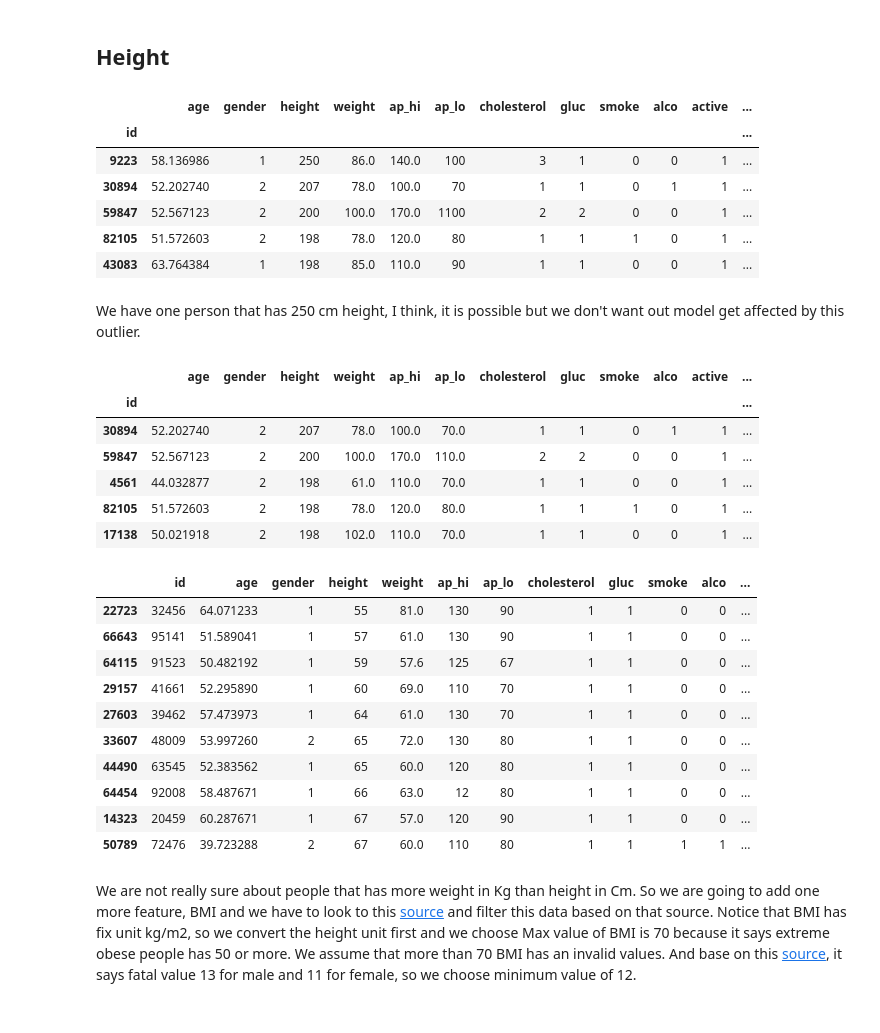
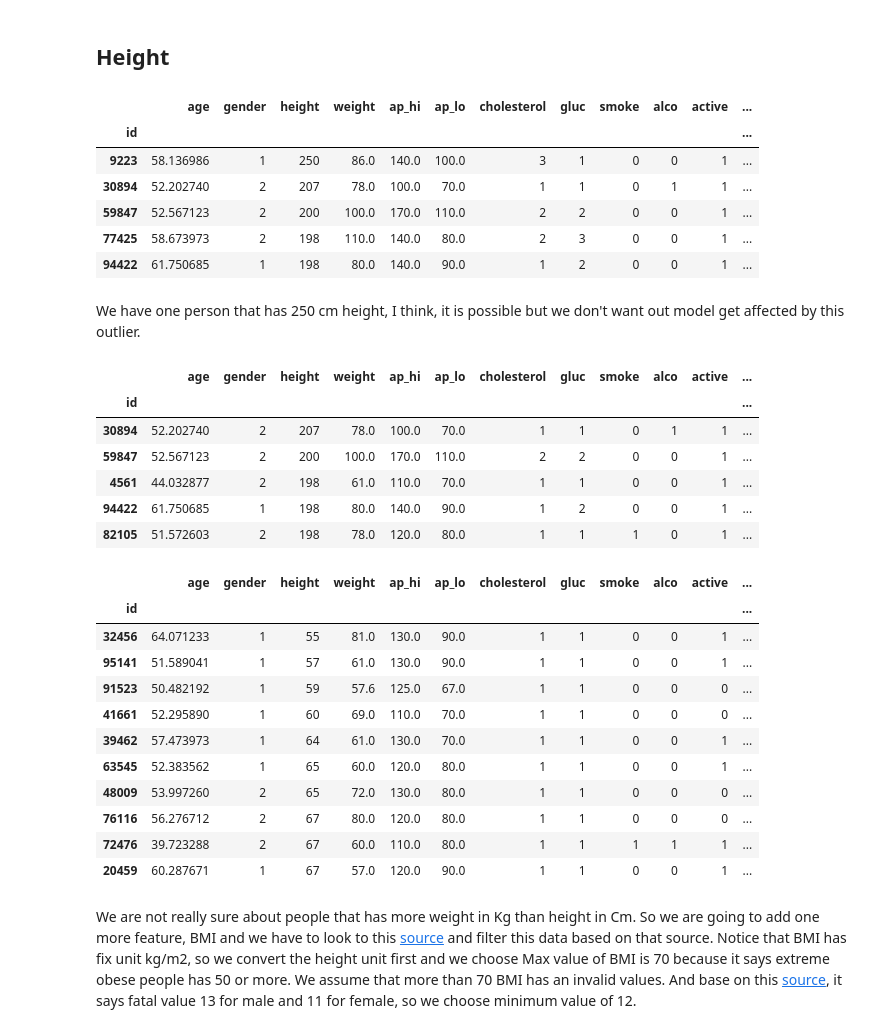
Before and after one commit to reyhanalemmario/bangkit, a Jupyter notebook: first_project.ipynb, the cells around one changed output. Drawn from its saved outputs; the diff is of its cells as text; code cells hidden in the pictures.

```diff
--- a/first_project.ipynb
+++ b/first_project.ipynb
@@ -169,3 +169,6 @@ Based on this [source](https://img.webmd.com/dtmcms/live/webmd/consumer_assets/s
+# %%
+hi_upper_bound = 370
+lo_upper_bound = 360
 # %%
 data.sort_values(["ap_hi"], ascending=True).head(10)
 # %% [output]
@@ -243,11 +248,6 @@ subset
 # %%
-# data[(data['ap_lo'] == 80) & (data['ap_hi'] >= 50) & (data['ap_hi'] <= 200)]
-# data[(data['ap_hi'] >= 50) & (data['ap_lo'] == 80)]
-# for d in (data['ap_hi'] > 300):
-#     print(d)
-
-for index, row in data[data['ap_hi'] > 300].iterrows():
-    while (data['ap_hi'].loc[index] > 300):
+for index, row in data[data['ap_hi'] > hi_upper_bound].iterrows():
+    while (data['ap_hi'].loc[index] > hi_upper_bound):
         data['ap_hi'].loc[index] = data['ap_hi'].loc[index]/10
 # %% [output]
 A value is trying to be set on a copy of a slice from a DataFrame
@@ -360,6 +330,6 @@ subset_lo.sort_values(["ap_lo"], ascending=False).head(10)
 # %%
-for index, row in data[data['ap_lo'] > 360].iterrows():
-    while (data['ap_lo'].loc[index] > 360):
+for index, row in data[data['ap_lo'] > lo_upper_bound].iterrows():
+    while (data['ap_lo'].loc[index] > lo_upper_bound):
         data['ap_lo'].loc[index] = data['ap_lo'].loc[index]/10
 # %% [output]
 A value is trying to be set on a copy of a slice from a DataFrame
@@ -442,11 +402,11 @@ data.sort_values(["height"], ascending=False).head()
 # %% [output]
 |  | age | gender | height | weight | ap_hi | ap_lo | cholesterol | gluc | smoke | alco | active | ... |
 | id |  |  |  |  |  |  |  |  |  |  |  | ... |
-| 9223 | 58.136986 | 1 | 250 | 86.0 | 140.0 | 100 | 3 | 1 | 0 | 0 | 1 | ... |
-| 30894 | 52.202740 | 2 | 207 | 78.0 | 100.0 | 70 | 1 | 1 | 0 | 1 | 1 | ... |
-| 59847 | 52.567123 | 2 | 200 | 100.0 | 170.0 | 1100 | 2 | 2 | 0 | 0 | 1 | ... |
-| 82105 | 51.572603 | 2 | 198 | 78.0 | 120.0 | 80 | 1 | 1 | 1 | 0 | 1 | ... |
-| 43083 | 63.764384 | 1 | 198 | 85.0 | 110.0 | 90 | 1 | 1 | 0 | 0 | 1 | ... |
+| 9223 | 58.136986 | 1 | 250 | 86.0 | 140.0 | 100.0 | 3 | 1 | 0 | 0 | 1 | ... |
+| 30894 | 52.202740 | 2 | 207 | 78.0 | 100.0 | 70.0 | 1 | 1 | 0 | 1 | 1 | ... |
+| 59847 | 52.567123 | 2 | 200 | 100.0 | 170.0 | 110.0 | 2 | 2 | 0 | 0 | 1 | ... |
+| 77425 | 58.673973 | 2 | 198 | 110.0 | 140.0 | 80.0 | 2 | 3 | 0 | 0 | 1 | ... |
+| 94422 | 61.750685 | 1 | 198 | 80.0 | 140.0 | 90.0 | 1 | 2 | 0 | 0 | 1 | ... |
 # %% [markdown]
 We have one person that has 250 cm height, I think, it is possible but we don't want out model get affected by this outlier.
 # %%
@@ -459,23 +419,23 @@ data.sort_values(["height"], ascending=False).head()
 | 30894 | 52.202740 | 2 | 207 | 78.0 | 100.0 | 70.0 | 1 | 1 | 0 | 1 | 1 | ... |
 | 59847 | 52.567123 | 2 | 200 | 100.0 | 170.0 | 110.0 | 2 | 2 | 0 | 0 | 1 | ... |
 | 4561 | 44.032877 | 2 | 198 | 61.0 | 110.0 | 70.0 | 1 | 1 | 0 | 0 | 1 | ... |
+| 94422 | 61.750685 | 1 | 198 | 80.0 | 140.0 | 90.0 | 1 | 2 | 0 | 0 | 1 | ... |
 | 82105 | 51.572603 | 2 | 198 | 78.0 | 120.0 | 80.0 | 1 | 1 | 1 | 0 | 1 | ... |
-| 17138 | 50.021918 | 2 | 198 | 102.0 | 110.0 | 70.0 | 1 | 1 | 0 | 0 | 1 | ... |
 # %%
-data = data.sort_values(["height"], ascending=True)
-data.head(10)
+data.sort_values(["height"], ascending=True).head(10)
 # %% [output]
-|  | id | age | gender | height | weight | ap_hi | ap_lo | cholesterol | gluc | smoke | alco | ... |
-| 22723 | 32456 | 64.071233 | 1 | 55 | 81.0 | 130 | 90 | 1 | 1 | 0 | 0 | ... |
-| 66643 | 95141 | 51.589041 | 1 | 57 | 61.0 | 130 | 90 | 1 | 1 | 0 | 0 | ... |
-| 64115 | 91523 | 50.482192 | 1 | 59 | 57.6 | 125 | 67 | 1 | 1 | 0 | 0 | ... |
-| 29157 | 41661 | 52.295890 | 1 | 60 | 69.0 | 110 | 70 | 1 | 1 | 0 | 0 | ... |
-| 27603 | 39462 | 57.473973 | 1 | 64 | 61.0 | 130 | 70 | 1 | 1 | 0 | 0 | ... |
-| 33607 | 48009 | 53.997260 | 2 | 65 | 72.0 | 130 | 80 | 1 | 1 | 0 | 0 | ... |
-| 44490 | 63545 | 52.383562 | 1 | 65 | 60.0 | 120 | 80 | 1 | 1 | 0 | 0 | ... |
-| 64454 | 92008 | 58.487671 | 1 | 66 | 63.0 | 12 | 80 | 1 | 1 | 0 | 0 | ... |
-| 14323 | 20459 | 60.287671 | 1 | 67 | 57.0 | 120 | 90 | 1 | 1 | 0 | 0 | ... |
-| 50789 | 72476 | 39.723288 | 2 | 67 | 60.0 | 110 | 80 | 1 | 1 | 1 | 1 | ... |
+|  | age | gender | height | weight | ap_hi | ap_lo | cholesterol | gluc | smoke | alco | active | ... |
+| id |  |  |  |  |  |  |  |  |  |  |  | ... |
+| 32456 | 64.071233 | 1 | 55 | 81.0 | 130.0 | 90.0 | 1 | 1 | 0 | 0 | 1 | ... |
+| 95141 | 51.589041 | 1 | 57 | 61.0 | 130.0 | 90.0 | 1 | 1 | 0 | 0 | 1 | ... |
+| 91523 | 50.482192 | 1 | 59 | 57.6 | 125.0 | 67.0 | 1 | 1 | 0 | 0 | 0 | ... |
+| 41661 | 52.295890 | 1 | 60 | 69.0 | 110.0 | 70.0 | 1 | 1 | 0 | 0 | 0 | ... |
+| 39462 | 57.473973 | 1 | 64 | 61.0 | 130.0 | 70.0 | 1 | 1 | 0 | 0 | 1 | ... |
+| 63545 | 52.383562 | 1 | 65 | 60.0 | 120.0 | 80.0 | 1 | 1 | 0 | 0 | 1 | ... |
+| 48009 | 53.997260 | 2 | 65 | 72.0 | 130.0 | 80.0 | 1 | 1 | 0 | 0 | 0 | ... |
+| 76116 | 56.276712 | 2 | 67 | 80.0 | 120.0 | 80.0 | 1 | 1 | 0 | 0 | 0 | ... |
+| 72476 | 39.723288 | 2 | 67 | 60.0 | 110.0 | 80.0 | 1 | 1 | 1 | 1 | 1 | ... |
+| 20459 | 60.287671 | 1 | 67 | 57.0 | 120.0 | 90.0 | 1 | 1 | 0 | 0 | 1 | ... |
 # %% [markdown]
 We are not really sure about people that has more weight in Kg than height in Cm. So we are going to add one more feature, BMI and we have to look to this [source](https://www.webmd.com/diet/news/20070409/morbid-obesity-bulge-gets-bigger) and filter this data based on that source. Notice that BMI has fix unit kg/m2, so we convert the height unit first and we choose Max value of BMI is 70 because it says extreme obese people has 50 or more. We assume that more than 70 BMI has an invalid values. And base on this [source](https://www.ennonline.net/fex/15/limits), it says fatal value 13 for male and 11 for female, so we choose minimum value of 12.
 # %%
```
Also changed, not shown: parts of 57 cells of this notebook.
